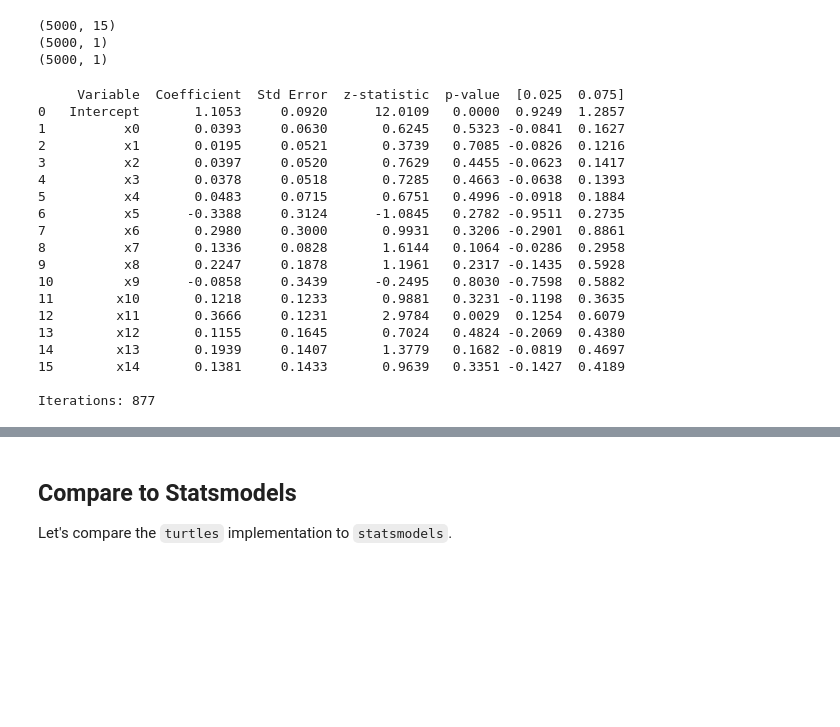
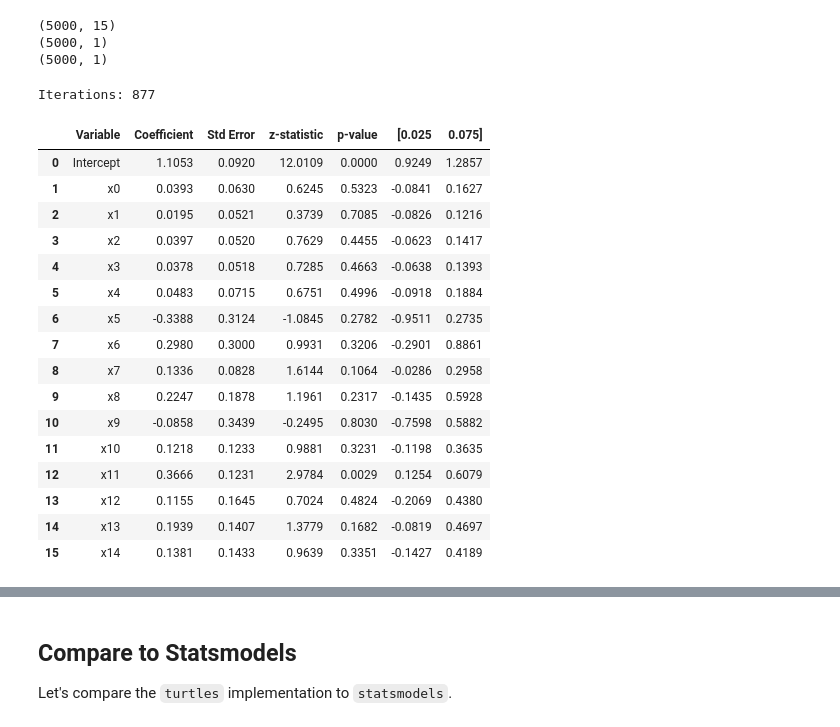
Before and after one commit to adammotzel/pyglms, a Jupyter notebook: examples/poissonreg_example.ipynb, the cells around one changed output, grey strips where cells are left out. Drawn from its saved outputs; the diff is of its cells as text; code cells hidden in the pictures; blank space fills up the shorter version.

```diff
--- a/examples/poissonreg_example.ipynb
+++ b/examples/poissonreg_example.ipynb
@@ -95,38 +95,36 @@ print(y.shape)
 # %%
 # fit model using newton's method
 n_model = PoissonReg(
     method="newton",
     learning_rate=0.01
 )
 n_model.fit(
     X,
     y,
     exposure
 )
 
-print(n_model.summary())
-print()
 print("Iterations:", n_model.iterations)
+n_model.summary()
 # %% [output]
-     Variable  Coefficient  Std Error  z-statistic  p-value  [0.025  0.075]
-0   Intercept       1.1053     0.0920      12.0109   0.0000  0.9249  1.2857
-1          x0       0.0393     0.0630       0.6245   0.5323 -0.0841  0.1627
-2          x1       0.0195     0.0521       0.3739   0.7085 -0.0826  0.1216
-3          x2       0.0397     0.0520       0.7629   0.4455 -0.0623  0.1417
-4          x3       0.0378     0.0518       0.7285   0.4663 -0.0638  0.1393
-5          x4       0.0483     0.0715       0.6751   0.4996 -0.0918  0.1884
-6          x5      -0.3388     0.3124      -1.0845   0.2782 -0.9511  0.2735
-7          x6       0.2980     0.3000       0.9931   0.3206 -0.2901  0.8861
-8          x7       0.1336     0.0828       1.6144   0.1064 -0.0286  0.2958
-9          x8       0.2247     0.1878       1.1961   0.2317 -0.1435  0.5928
-10         x9      -0.0858     0.3439      -0.2495   0.8030 -0.7598  0.5882
-11        x10       0.1218     0.1233       0.9881   0.3231 -0.1198  0.3635
-12        x11       0.3666     0.1231       2.9784   0.0029  0.1254  0.6079
-13        x12       0.1155     0.1645       0.7024   0.4824 -0.2069  0.4380
-14        x13       0.1939     0.1407       1.3779   0.1682 -0.0819  0.4697
-15        x14       0.1381     0.1433       0.9639   0.3351 -0.1427  0.4189
-
 Iterations: 877
+|  | Variable | Coefficient | Std Error | z-statistic | p-value | [0.025 | 0.075] |
+| 0 | Intercept | 1.1053 | 0.0920 | 12.0109 | 0.0000 | 0.9249 | 1.2857 |
+| 1 | x0 | 0.0393 | 0.0630 | 0.6245 | 0.5323 | -0.0841 | 0.1627 |
+| 2 | x1 | 0.0195 | 0.0521 | 0.3739 | 0.7085 | -0.0826 | 0.1216 |
+| 3 | x2 | 0.0397 | 0.0520 | 0.7629 | 0.4455 | -0.0623 | 0.1417 |
+| 4 | x3 | 0.0378 | 0.0518 | 0.7285 | 0.4663 | -0.0638 | 0.1393 |
+| 5 | x4 | 0.0483 | 0.0715 | 0.6751 | 0.4996 | -0.0918 | 0.1884 |
+| 6 | x5 | -0.3388 | 0.3124 | -1.0845 | 0.2782 | -0.9511 | 0.2735 |
+| 7 | x6 | 0.2980 | 0.3000 | 0.9931 | 0.3206 | -0.2901 | 0.8861 |
+| 8 | x7 | 0.1336 | 0.0828 | 1.6144 | 0.1064 | -0.0286 | 0.2958 |
+| 9 | x8 | 0.2247 | 0.1878 | 1.1961 | 0.2317 | -0.1435 | 0.5928 |
+| 10 | x9 | -0.0858 | 0.3439 | -0.2495 | 0.8030 | -0.7598 | 0.5882 |
+| 11 | x10 | 0.1218 | 0.1233 | 0.9881 | 0.3231 | -0.1198 | 0.3635 |
+| 12 | x11 | 0.3666 | 0.1231 | 2.9784 | 0.0029 | 0.1254 | 0.6079 |
+| 13 | x12 | 0.1155 | 0.1645 | 0.7024 | 0.4824 | -0.2069 | 0.4380 |
+| 14 | x13 | 0.1939 | 0.1407 | 1.3779 | 0.1682 | -0.0819 | 0.4697 |
+| 15 | x14 | 0.1381 | 0.1433 | 0.9639 | 0.3351 | -0.1427 | 0.4189 |
 # %%
 # fit model using l-bfgs
 l_model = PoissonReg(method="lbfgs")
```
Also changed, not shown: parts of 2 cells of this notebook, 5 other files.
